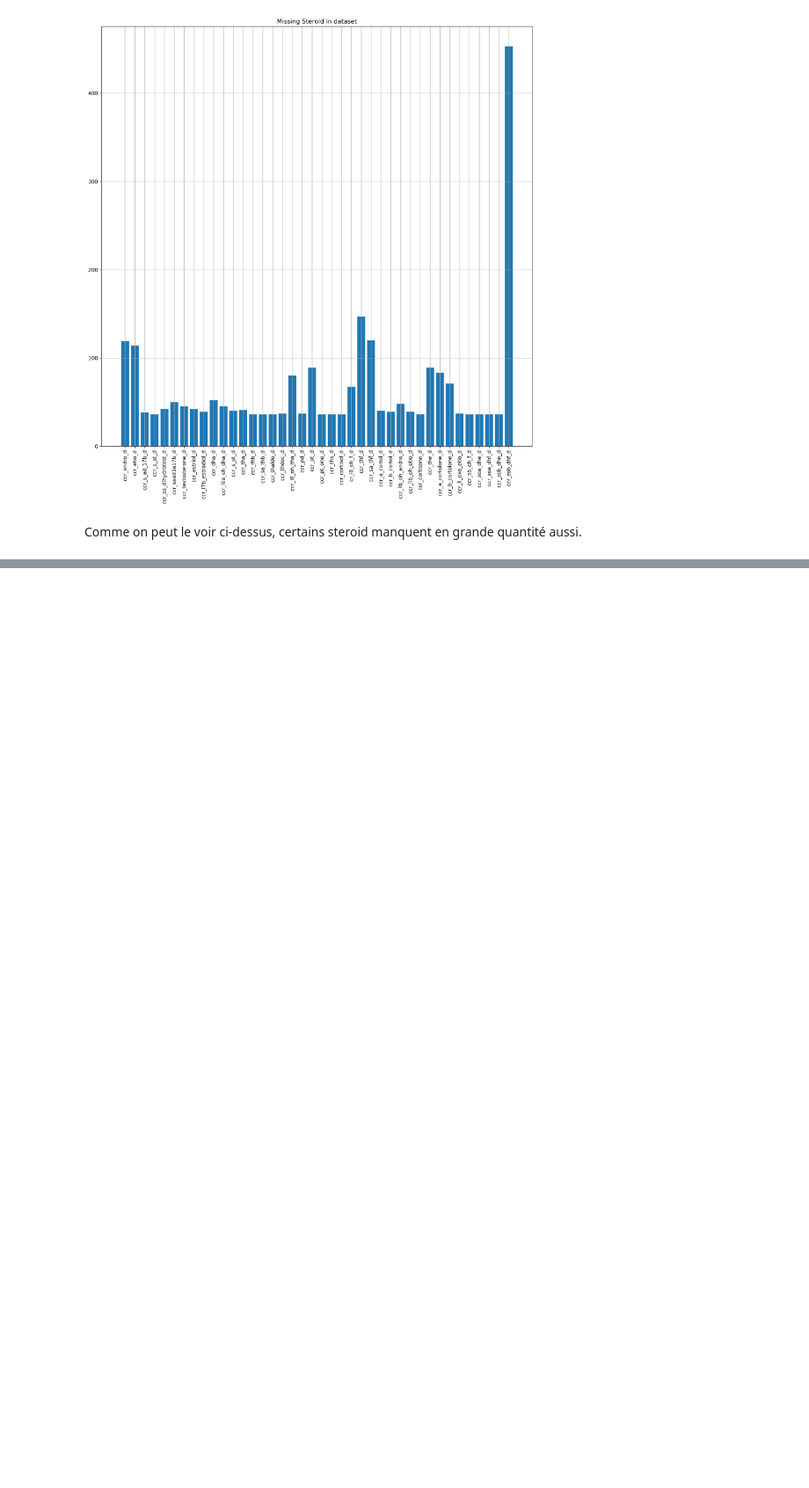
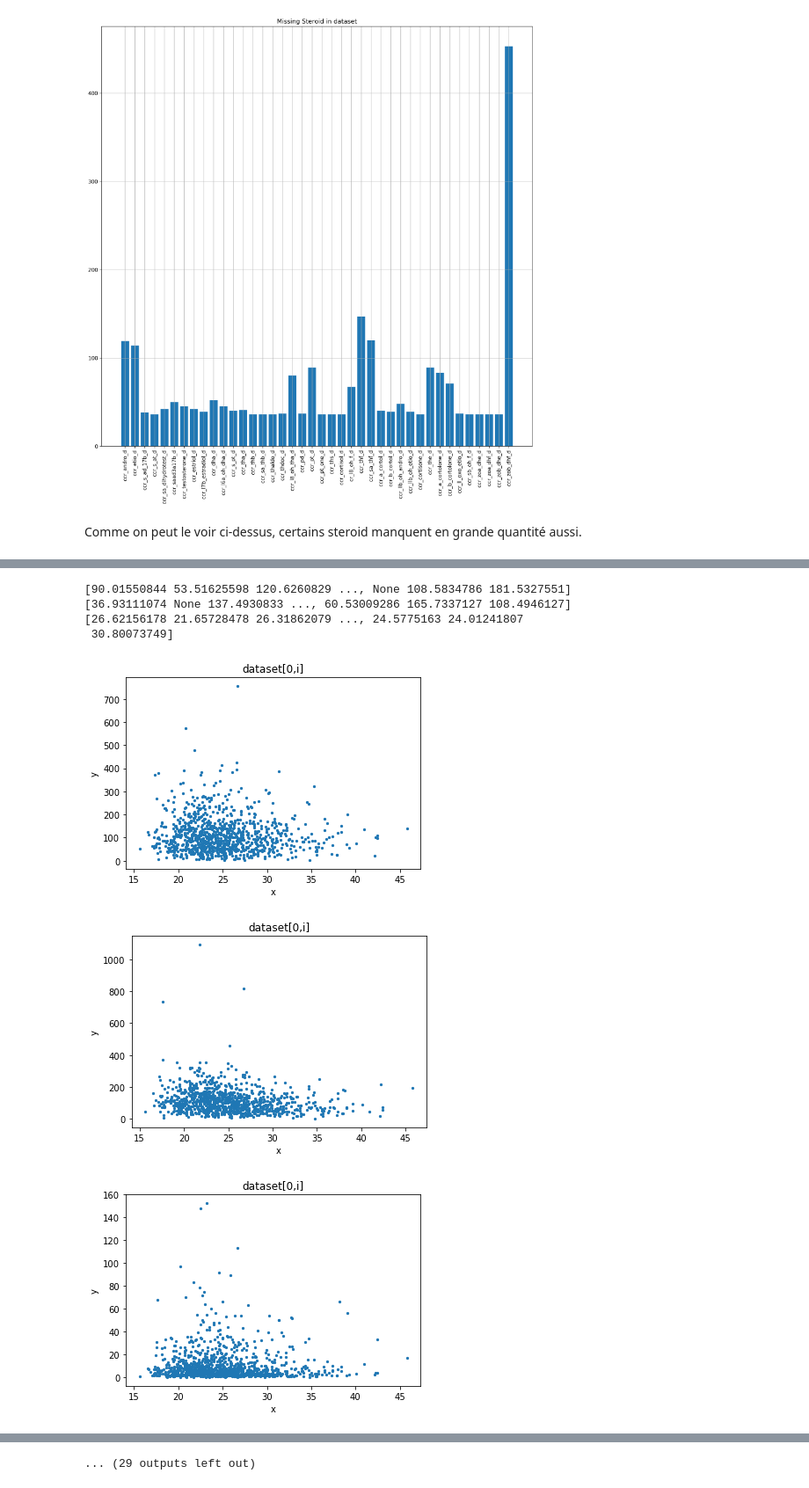
Before and after one commit to simon-baehler/LFA-Steroide, a Jupyter notebook: LFA_Projet_Baehler_Schowing.ipynb, the cells around one changed output, grey strips where cells are left out. Shown at 88% size. Saved outputs shown, nothing was run; the diff lists cells and outputs as text; code cells hidden in the pictures; blank space fills up the shorter version.

Commit message:
scatter pelotte

```diff
--- a/LFA_Projet_Baehler_Schowing.ipynb
+++ b/LFA_Projet_Baehler_Schowing.ipynb
@@ -203,7 +205,8 @@ Comme on peut le voir ci-dessus, certains steroid manquent en grande quantité a
 toDelete = []
 dataset = []
 
-LIMIT_MISSING_VALUES = 35
+# Si un participant a plus de LIMIT_MISSING_VALUES manquantes, on le supprime du set.
+LIMIT_MISSING_VALUES = 25
 dataset.append(matrice[0].tolist())
 for i, line in zip( range(len(matrice)), matrice[1:]):
     count = 0
@@ -240,0 +261,60 @@ Le dataser est maintenant débarassé des participants qui ont 35 ou plus de don
+# %%
+
+#print dataset[1,1:-1]
+#print len(dataset[1,1:-1])
+
+
+#print type(dataset)
+
+datasetFloat = []
+datasetFloat.append(dataset[0])
+
+
+for line in dataset[1:]:
+    tmp = []
+    #print line[:]
+    for col in line:
+        #print "col: " + col
+        if(col == ""):
+            tmp.append(None)
+        else:
+
+            tmp.append(float(col))
+
+    datasetFloat.append(tmp)
+
+datasetFloat = np.array(datasetFloat)
+
+print datasetFloat[1:,1]
+print datasetFloat[1:,2]
+print datasetFloat[1:,-1]
+
+
+#print datasetFloat
+
+# pour chaque steroid
+
+
+for i in range(len(dataset[1,1:-1])):
+
+    x = datasetFloat[1:,-1]
+    y = datasetFloat[1:,i+1]
+
+
+
+
+    plt.scatter(x,y,s=5)
+
+    plt.title('dataset[0,i]')
+    plt.xlabel('x')
+    plt.ylabel('y')
+    plt.savefig('ScatterPlot.png')
+    plt.show()
+# %% [output]
+[90.01550844 53.51625598 120.6260829 ..., None 108.5834786 181.5327551]
+[36.93111074 None 137.4930833 ..., 60.53009286 165.7337127 108.4946127]
+[26.62156178 21.65728478 26.31862079 ..., 24.5775163 24.01241807
+ 30.80073749]
+[figure, added]
+[figure, added]
+[figure, added]
@@ -240,0 +329 @@ Le dataser est maintenant débarassé des participants qui ont 35 ou plus de don
+... (29 outputs left out)
```
Also changed, not shown: parts of 5 cells of this notebook.
